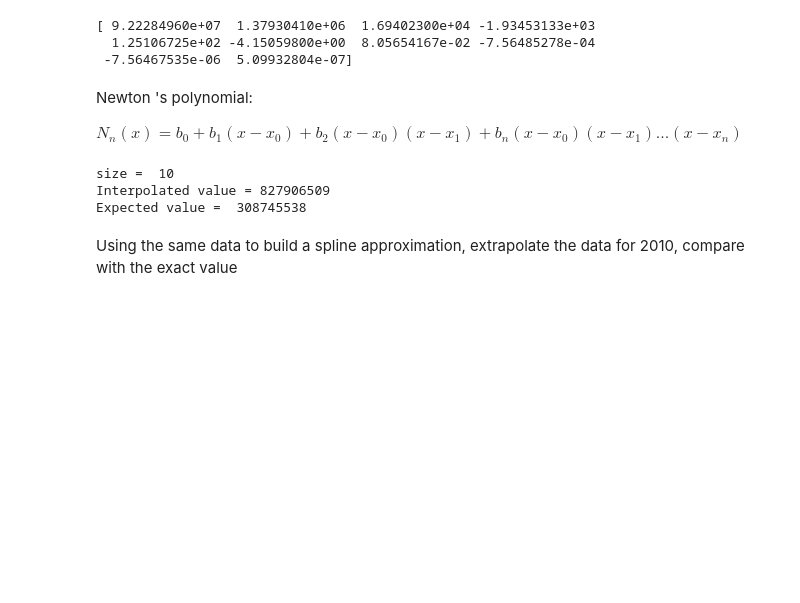
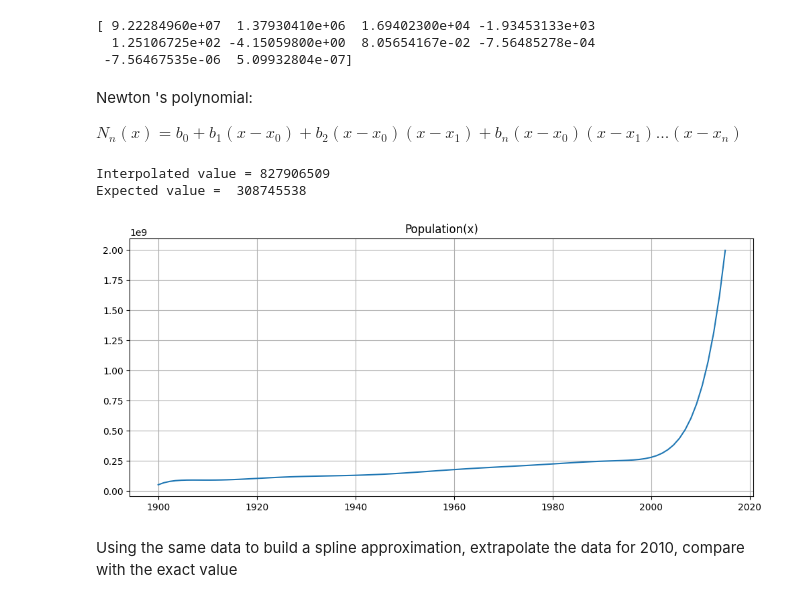
Before and after one commit to levBagryansky/ComputationalMathematics, a Jupyter notebook: interpolation.ipynb, the cells around one changed output. Cells and saved outputs as stored; diff of their text form; code cells hidden in the pictures; blank space fills up the shorter version.

Commit message:
added graph

```diff
--- a/interpolation.ipynb
+++ b/interpolation.ipynb
@@ -61,7 +61,6 @@ $N_n(x) = b_0 + b_1(x-x_0) + b_2(x-x_0)(x-x_1) + b_n(x - x_0)(x-x_1)...(x-x_n)$
 def polynomial(coeffs, x_column, x0):
     sum = coeffs[0]
     xs_multiply = 1.0
-    print("size = ", np.shape(coeffs)[0])
     for i in range(np.shape(coeffs)[0] - 1):
         xs_multiply = xs_multiply * (x0 - x_column[i])
         sum = sum + coeffs[i + 1] * xs_multiply
@@ -70,9 +69,21 @@ def polynomial(coeffs, x_column, x0):
 print ("Interpolated value = %.0f" % (polynomial(coefficients, years, 2010)))
 print ("Expected value = ", 308745538)
 # %% [output]
-size =  10
 Interpolated value = 827906509
 Expected value =  308745538
+# %%
+import matplotlib.pyplot as plt
+
+def func_of_x(i):
+    return polynomial(coefficients, years, i)
+x = np.linspace(start = 1900, stop = 2015, num = 100)
+y = list(map(lambda i: func_of_x(i), x))
+plt.figure(figsize=[12, 5], dpi=100)
+plt.plot(x, y)
+plt.title("Population(x)")
+plt.grid()
+# %% [output]
+[figure, added]
 # %% [markdown]
 Using the same data to build a spline approximation, extrapolate the data for 2010, compare with the exact value
 # %%
```
Also changed, not shown: parts of 3 cells of this notebook.
